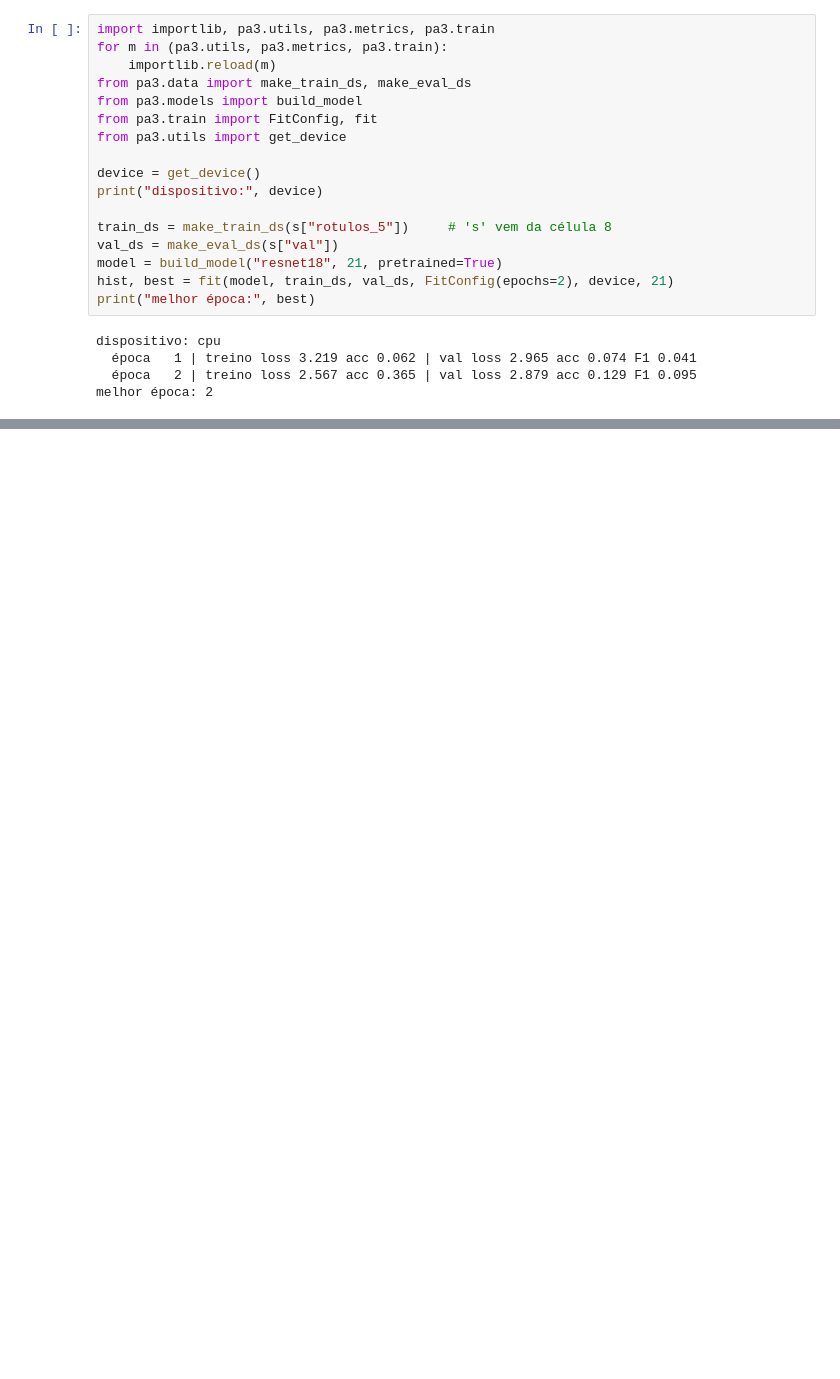
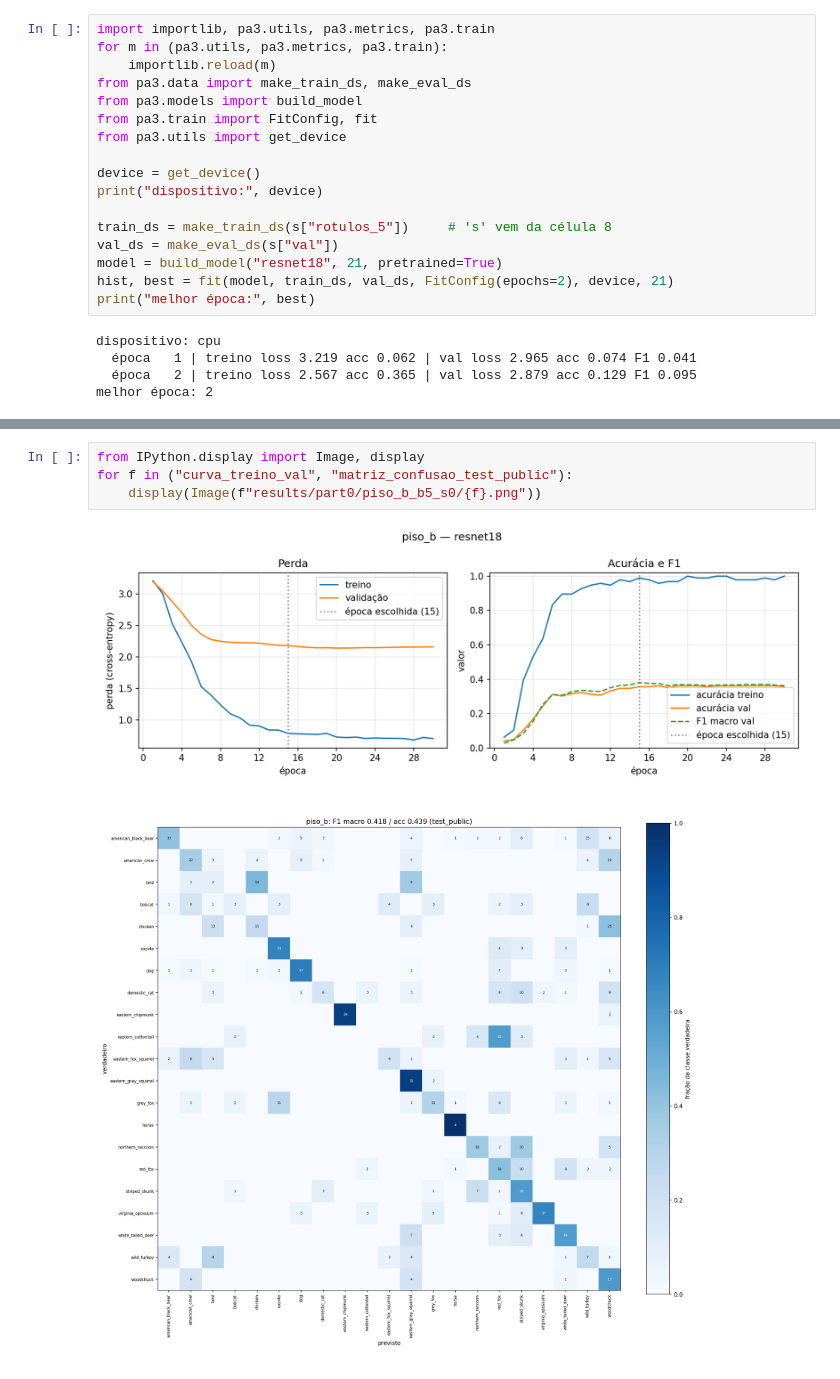
Before and after one commit to RogerVin1/PA3_Deep_Learning, a Jupyter notebook: PA3_DL.ipynb, the cells around one changed output, grey strips where cells are left out. Drawn from its saved outputs; the diff is of its cells as text; blank space fills up the shorter version.

```diff
--- a/PA3_DL.ipynb
+++ b/PA3_DL.ipynb
@@ -796,0 +176,7 @@ melhor época: 2
+# %%
+from IPython.display import Image, display
+for f in ("curva_treino_val", "matriz_confusao_test_public"):
+    display(Image(f"results/part0/piso_b_b5_s0/{f}.png"))
+# %% [output]
+[figure, added]
+[figure, added]
```
Also changed, not shown: parts of 19 cells of this notebook.
